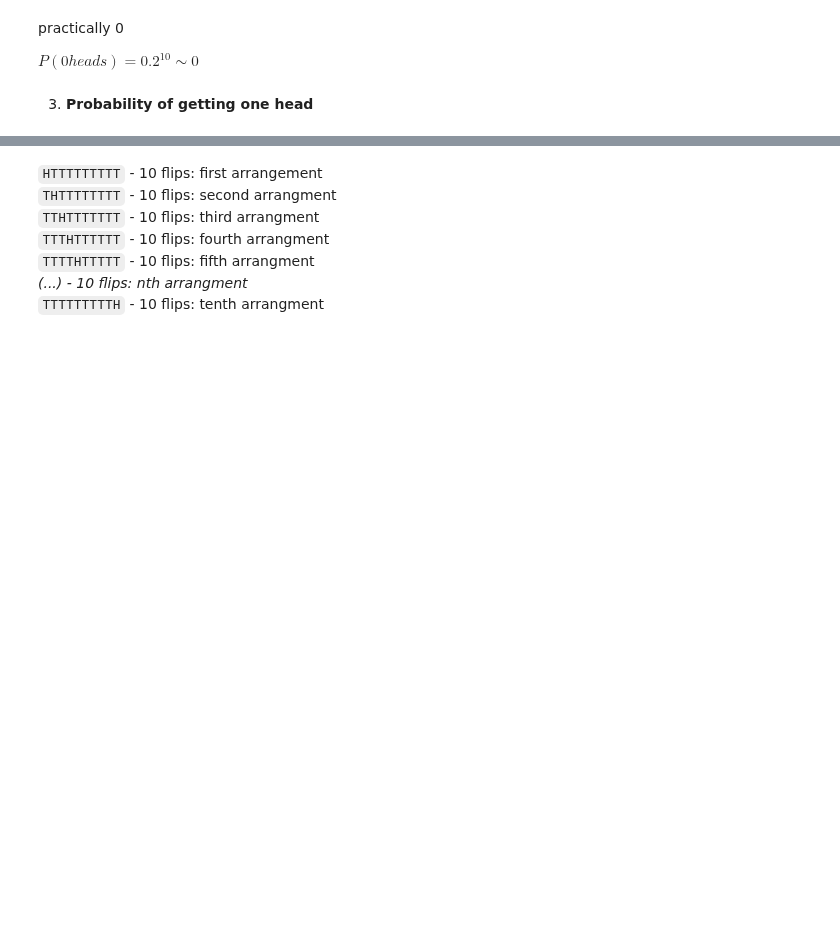
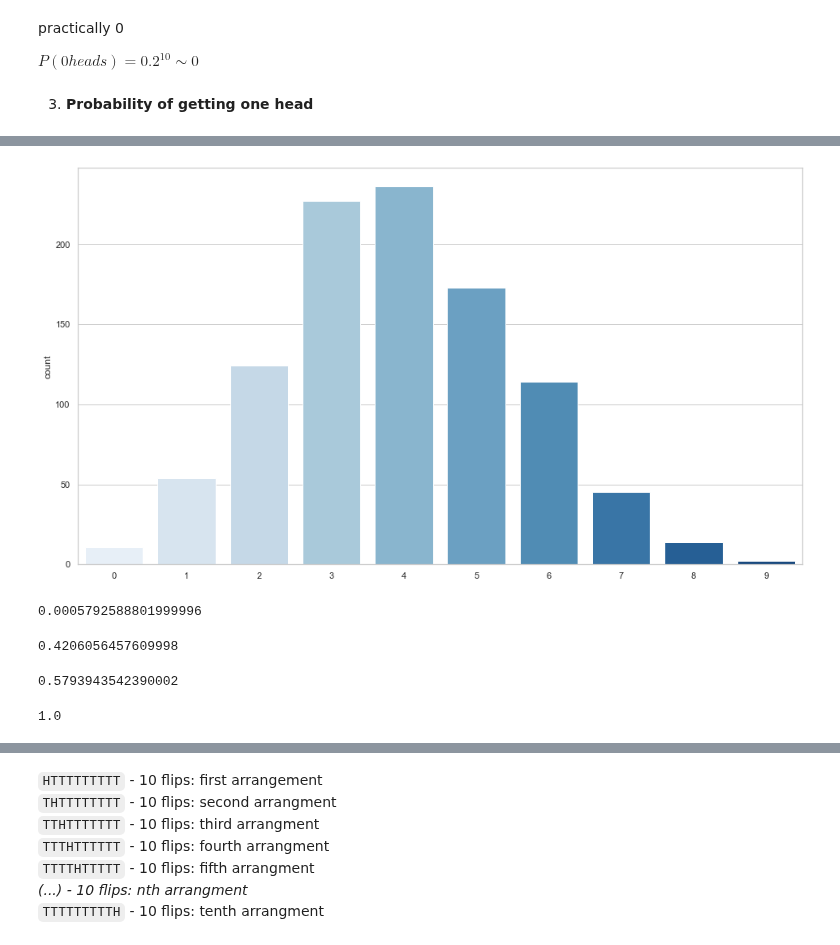
Before and after one commit to Ironhack-data-bcn-oct-2023/lectures, a Jupyter notebook: week-5/03 - Distributions I - Discrete.ipynb, the cells around one changed output, grey strips where cells are left out. Cells and saved outputs as stored; diff of their text form; code cells hidden in the pictures; blank space fills up the shorter version.

```diff
--- a/week-5/03 - Distributions I - Discrete.ipynb
+++ b/week-5/03 - Distributions I - Discrete.ipynb
@@ -174,0 +419,20 @@ $P(0 heads) = 0.2^{10} \sim 0$
+# %%
+# Factory: microchips
+# Boxes of 13
+# Each microchip: individual likelihood 0.3 that it's broken
+# How many times you're going to get at least one microchip broken in each box
+
+N = 13
+p = 0.3
+
+chips_model = binom(N, p)
+chips_model
+
+# How many boxes? -> .rvs(how_many_boxes_Im_checking)
+revision = chips_model.rvs(1000)
+revision
+# 1: 1 is broken for a box of 13
+# 4: 4 chips are broken for a box of 13
+sns.countplot(x  = revision, palette="Blues");
+# %% [output]
+[figure, added]
@@ -174,0 +442,20 @@ $P(0 heads) = 0.2^{10} \sim 0$
+# %%
+# favorable - wrong
+chips_model.pmf(10)
+# %% [output]
+0.0005792588801999996
+# %%
+# more than three wrong -> discard
+getting_three_wrong_keep = chips_model.pmf(0) + chips_model.pmf(1) + chips_model.pmf(2) + chips_model.pmf(3)
+getting_three_wrong_keep   # 13, 12, 11, 10
+# %% [output]
+0.4206056457609998
+# %%
+discarding_the_boxes = 1 - getting_three_wrong_keep
+discarding_the_boxes # they have more than three
+# %% [output]
+0.5793943542390002
+# %%
+discarding_the_boxes + getting_three_wrong_keep
+# %% [output]
+1.0
```
Also changed, not shown: parts of 75 cells of this notebook, 1 other file.
